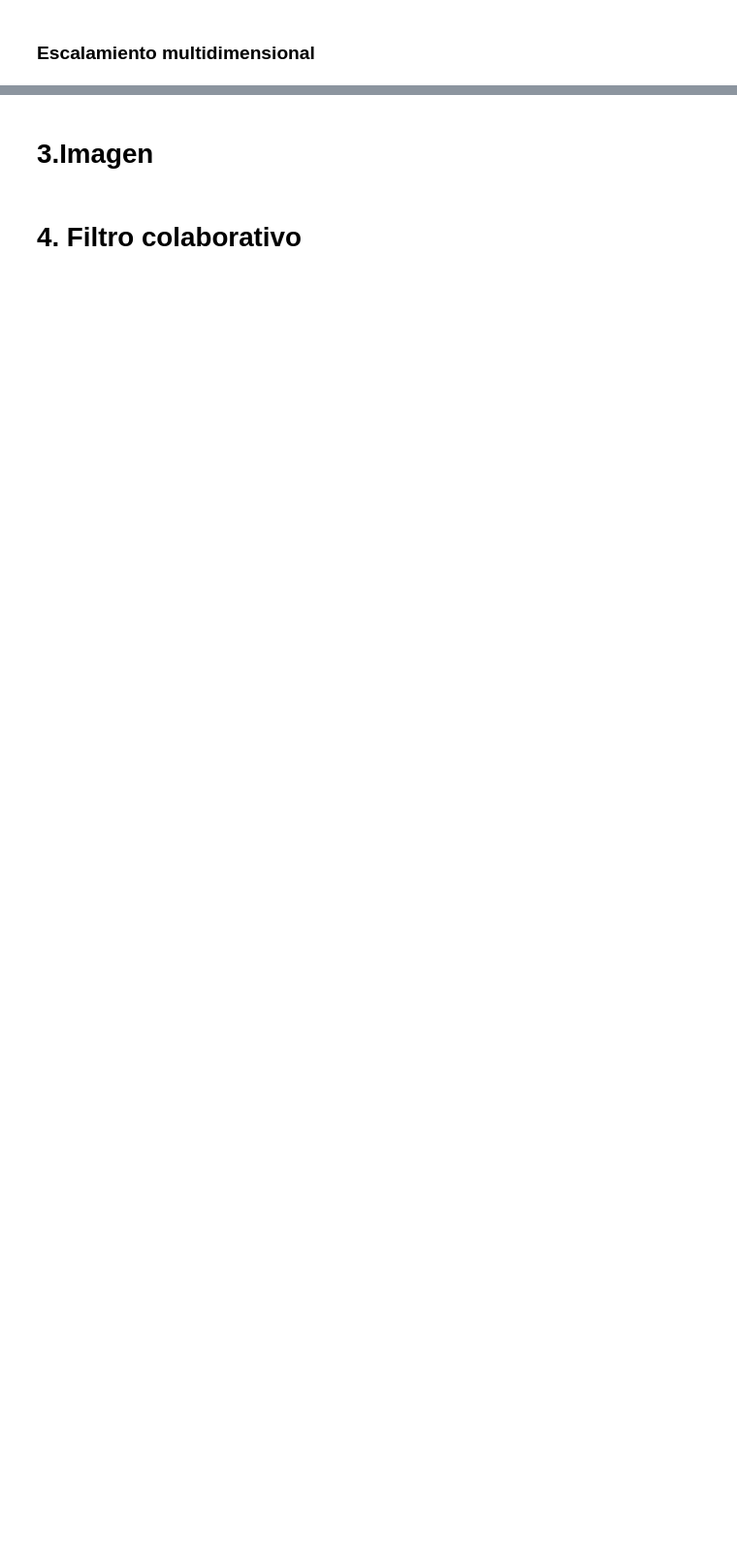
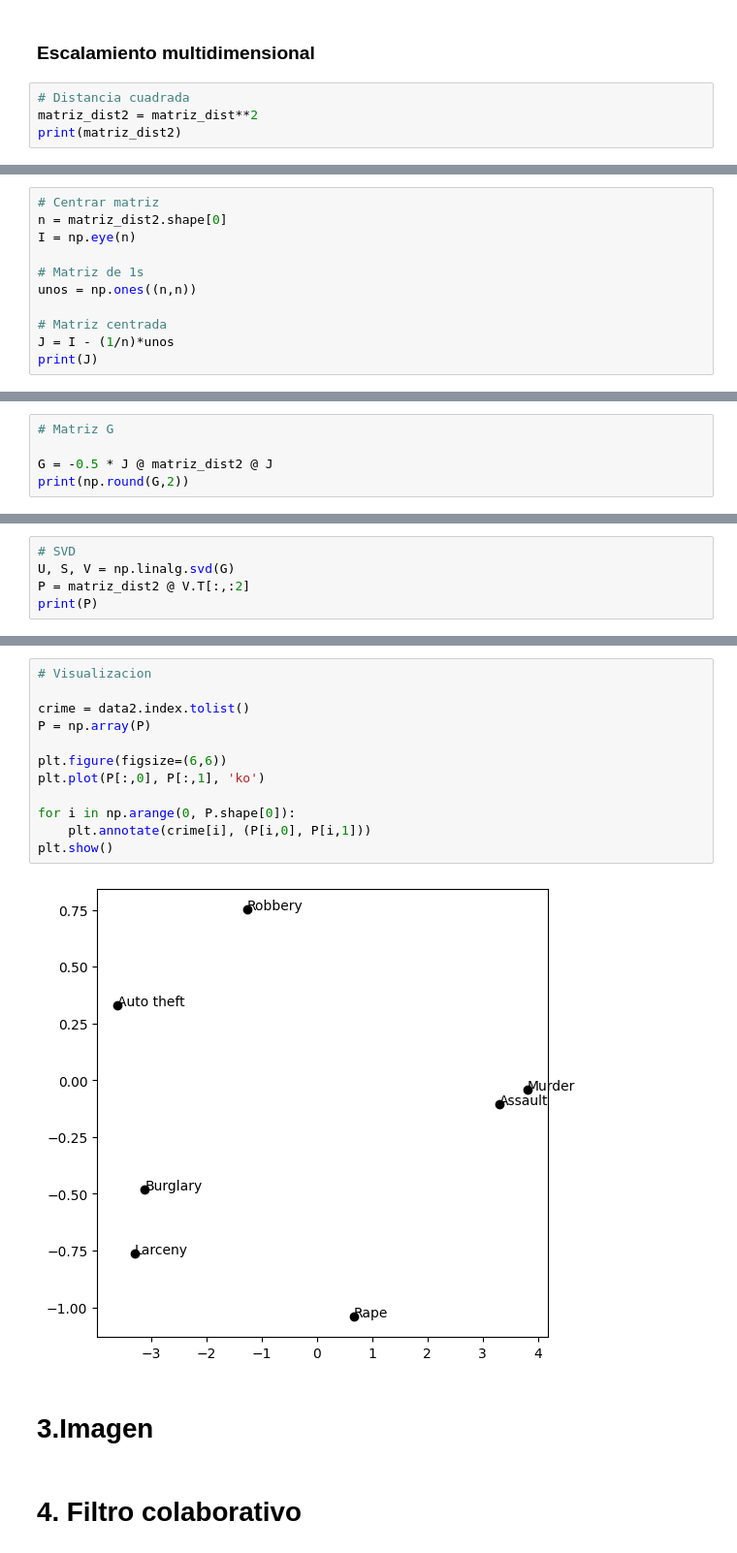
Before and after one commit to DanyHidalgo/Tarea-1---EML, a Jupyter notebook: Tarea_2/Tarea_2.ipynb, the cells around one changed output, grey strips where cells are left out. Shown at 97% size. Drawn from its saved outputs; the diff is of its cells as text; blank space fills up the shorter version.

```diff
--- a/Tarea_2/Tarea_2.ipynb
+++ b/Tarea_2/Tarea_2.ipynb
@@ -293,2 +319,6 @@ data2.describe()
 # %% [markdown]
 ### Escalamiento multidimensional
+# %%
+# Distancia cuadrada
+matriz_dist2 = matriz_dist**2
+print(matriz_dist2)
@@ -294,0 +334,11 @@ data2.describe()
+# %%
+# Centrar matriz
+n = matriz_dist2.shape[0]
+I = np.eye(n)
+
+# Matriz de 1s
+unos = np.ones((n,n))
+
+# Matriz centrada
+J = I - (1/n)*unos
+print(J)
@@ -294,0 +360,5 @@ data2.describe()
+# %%
+# Matriz G
+
+G = -0.5 * J @ matriz_dist2 @ J
+print(np.round(G,2))
@@ -294,0 +374,5 @@ data2.describe()
+# %%
+# SVD
+U, S, V = np.linalg.svd(G)
+P = matriz_dist2 @ V.T[:,:2]
+print(P)
@@ -295,3 +394,17 @@ data2.describe()
+# %%
+# Visualizacion
+
+crime = data2.index.tolist()
+P = np.array(P)
+
+plt.figure(figsize=(6,6))
+plt.plot(P[:,0], P[:,1], 'ko')
+
+for i in np.arange(0, P.shape[0]):
+    plt.annotate(crime[i], (P[i,0], P[i,1]))
+plt.show()
+# %% [output]
+[figure, added]
 # %% [markdown]
 # 3.Imagen
 # %% [markdown]
```
Also changed, not shown: parts of 11 cells of this notebook.
